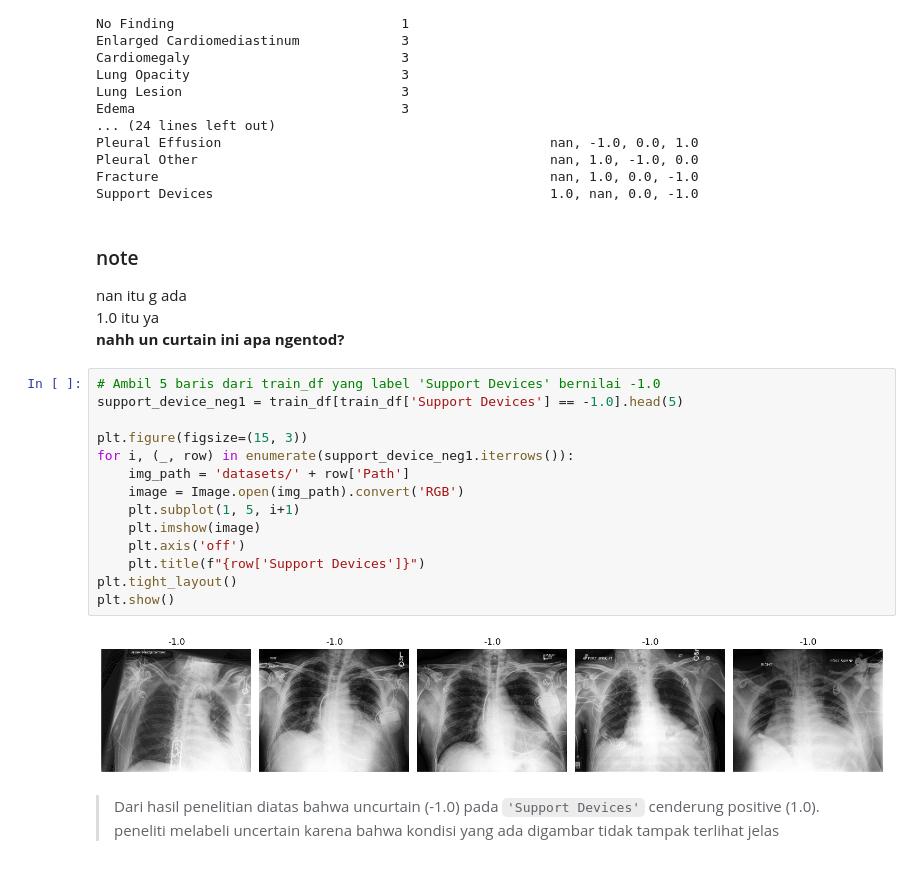
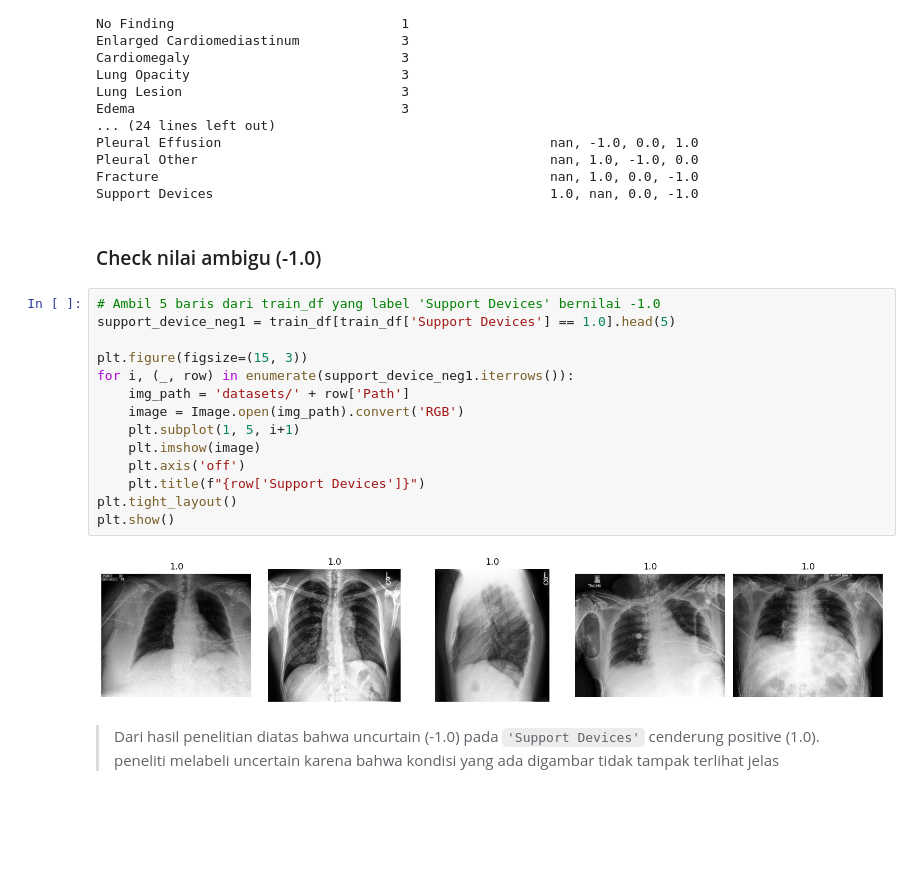
Before and after one commit to RafiHaqul/vit_multi_lung_class_HIDUP_JOKOWI, a Jupyter notebook: 1.ipynb, the cells around one changed output. Drawn from its saved outputs; the diff is of its cells as text; blank space fills up the shorter version.

```diff
--- a/1.ipynb
+++ b/1.ipynb
@@ -64,26 +81,23 @@ Pleural Effusion                                          nan, -1.0, 0.0, 1.0
 Pleural Other                                             nan, 1.0, -1.0, 0.0
 Fracture                                                  nan, 1.0, 0.0, -1.0
 Support Devices                                           1.0, nan, 0.0, -1.0
-# %% [markdown]
-### note
-nan itu g ada<br>
-1.0 itu ya<br>
-**nahh un curtain ini apa ngentod?**
+# %% [markdown]
+### Check nilai ambigu (-1.0)
 # %%
 # Ambil 5 baris dari train_df yang label 'Support Devices' bernilai -1.0
-support_device_neg1 = train_df[train_df['Support Devices'] == -1.0].head(5)
+support_device_neg1 = train_df[train_df['Support Devices'] == 1.0].head(5)
 
 plt.figure(figsize=(15, 3))
 for i, (_, row) in enumerate(support_device_neg1.iterrows()):
     img_path = 'datasets/' + row['Path']
     image = Image.open(img_path).convert('RGB')
     plt.subplot(1, 5, i+1)
     plt.imshow(image)
     plt.axis('off')
     plt.title(f"{row['Support Devices']}")
 plt.tight_layout()
 plt.show()
 # %% [output]
-[figure, old version]
+[figure, new version]
 # %% [markdown]
 >Dari hasil penelitian diatas bahwa uncurtain (-1.0) pada `'Support Devices'` cenderung positive (1.0). peneliti melabeli uncertain karena bahwa kondisi yang ada digambar tidak tampak terlihat jelas
```
Also changed, not shown: parts of 76 cells of this notebook, 2 other files.
